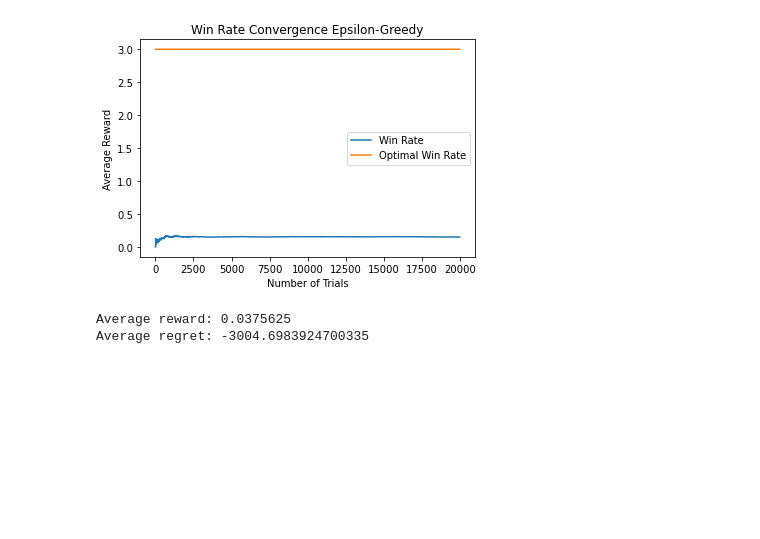
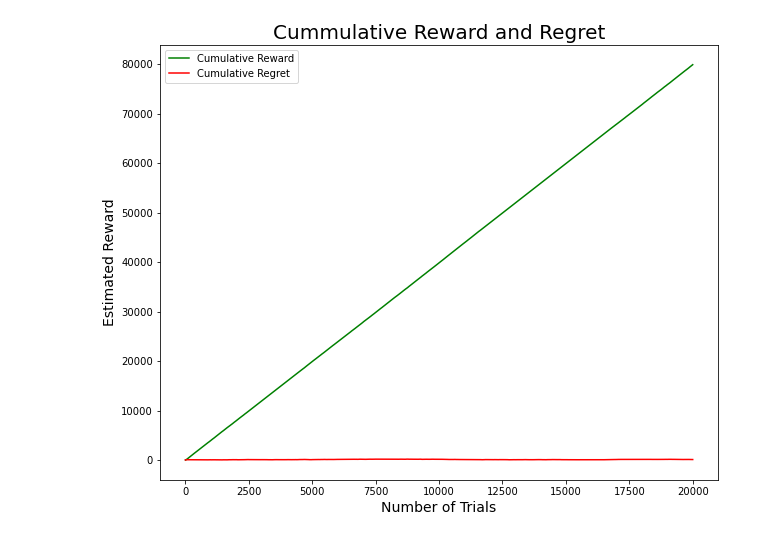
Before and after one commit to marmiskarian/AB-testing, a Jupyter notebook: HW2_AB-testing_Maria_Miskaryan.ipynb, the cells around one changed output. Drawn from its saved outputs; the diff is of its cells as text; code cells hidden in the pictures; blank space fills up the shorter version.

Commit message:
Add Notebook with Epsilon Greedy and Thompson Sampling classes

```diff
--- a/HW2_AB-testing_Maria_Miskaryan.ipynb
+++ b/HW2_AB-testing_Maria_Miskaryan.ipynb
@@ -143,3 +45,0 @@ EPS = 0.1
-# %%
-# Create bandits
-bandits = [EpsilonGreedy(epsilon=EPS, values=[0]*len(BANDIT_REWARD), reward=r) for r in BANDIT_REWARD]
@@ -152,10 +45,0 @@ rewards = epsilon_greedy.experiment(bandits, NUMBER_OF_TRIALS)
-# %%
-# Visualize the results
-epsilon_greedy.plot1(rewards)
-# %% [output]
-[figure, removed]
-# %%
-epsilon_greedy.report()
-# %% [output]
-Average reward: 0.0375625
-Average regret: -3004.6983924700335
@@ -282,0 +154,6 @@ class ThompsonSampling(Bandit):
+# %%
+eg_reward, eg_selected_bandit, eps, count_suboptimal = EpsilonGreedy(Bandit).experiment(BANDIT_REWARD, 10) # t=10 -> eps = 1/t = 0.1
+# %%
+EpsilonGreedy(Bandit).plot1(eg_reward, eg_selected_bandit, BANDIT_REWARD)
+# %% [output]
+[figure, added]
```
Also changed, not shown: parts of 13 cells of this notebook.
